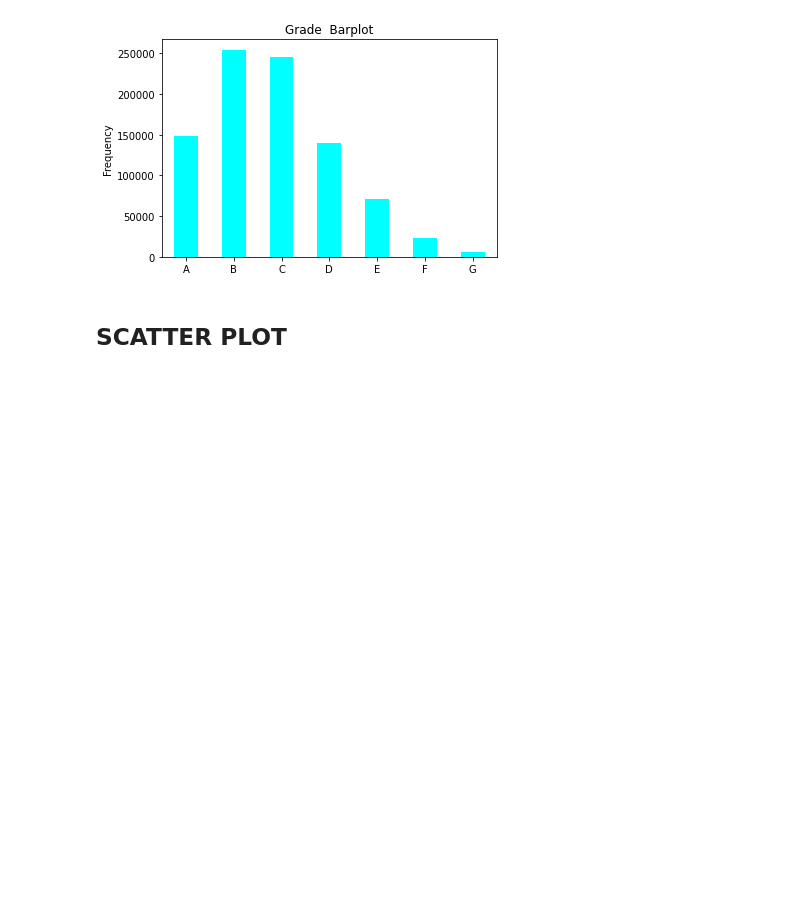
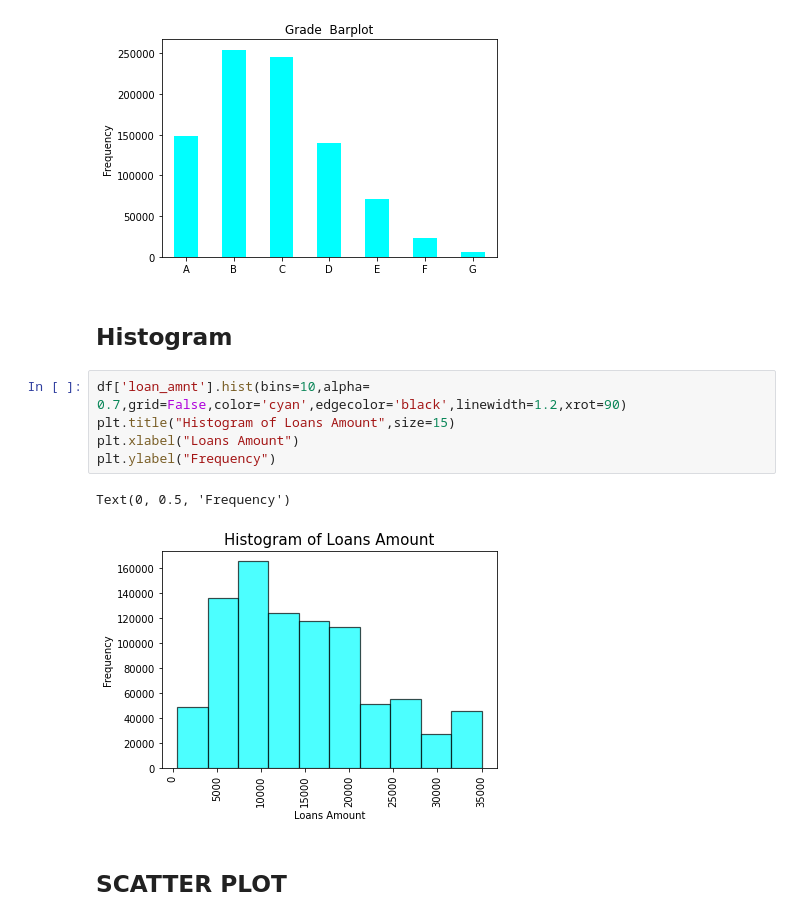
Before and after one commit to fburnelli/cas-de-stat-vis, a Jupyter notebook: vis.ipynb, the cells around one changed output. Saved outputs shown, nothing was run; the diff lists cells and outputs as text; blank space fills up the shorter version.

```diff
--- a/vis.ipynb
+++ b/vis.ipynb
@@ -28,6 +28,16 @@ _ = df['grade'].value_counts().sort_index().plot(kind='bar',
                                             )
 # %% [output]
 [figure]
+# %% [markdown]
+## Histogram
+# %%
+df['loan_amnt'].hist(bins=10,alpha= 0.7,grid=False,color='cyan',edgecolor='black',linewidth=1.2,xrot=90)
+plt.title("Histogram of Loans Amount",size=15)
+plt.xlabel("Loans Amount")
+plt.ylabel("Frequency")
+# %% [output]
+Text(0, 0.5, 'Frequency')
+[figure, added]
 # %% [markdown]
 ## SCATTER PLOT
 # %% [markdown]
```
Also changed, not shown: parts of 1 cell of this notebook.
